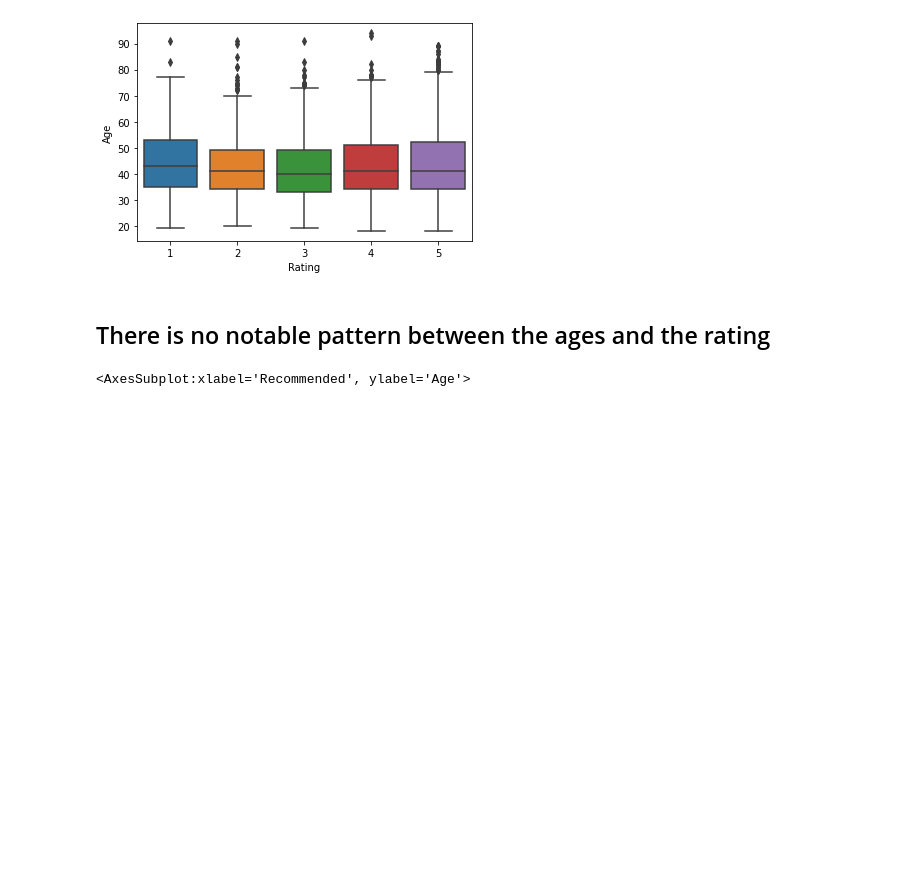
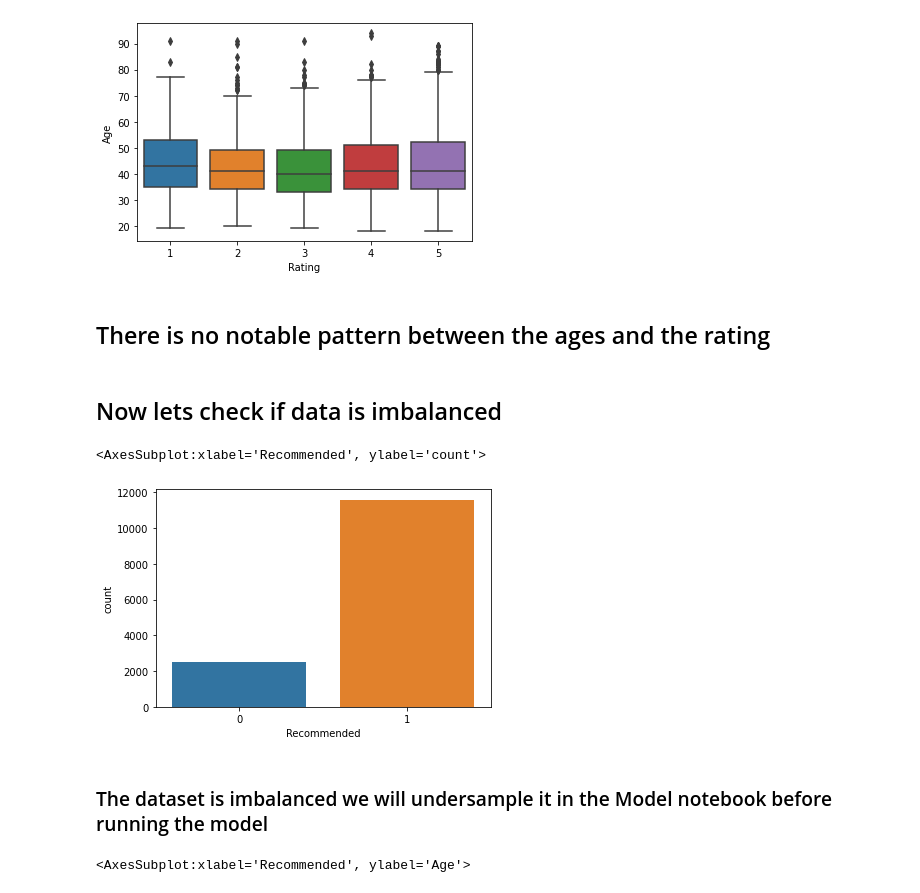
Before and after one commit to Elshan777/fashion-product-reviews, a Jupyter notebook: eda-final.ipynb, the cells around one changed output. Cells and saved outputs as stored; diff of their text form; code cells hidden in the pictures; blank space fills up the shorter version.

Commit message:
eda, imbalanced

```diff
--- a/eda-final.ipynb
+++ b/eda-final.ipynb
@@ -147,6 +148,15 @@ sns.boxplot(x="Rating", y="Age", data=df)
 [figure]
 # %% [markdown]
 ## There is no notable pattern between the ages and the rating
+# %% [markdown]
+## Now lets check if data is imbalanced
+# %%
+sns.countplot(x='Recommended', data=df)
+# %% [output]
+<AxesSubplot:xlabel='Recommended', ylabel='count'>
+[figure, added]
+# %% [markdown]
+### The dataset is imbalanced we will undersample it in the Model notebook before running the model
 # %%
 sns.boxplot(x="Recommended", y="Age", data=df)
 # %% [output]
```
Also changed, not shown: parts of 10 cells of this notebook.
